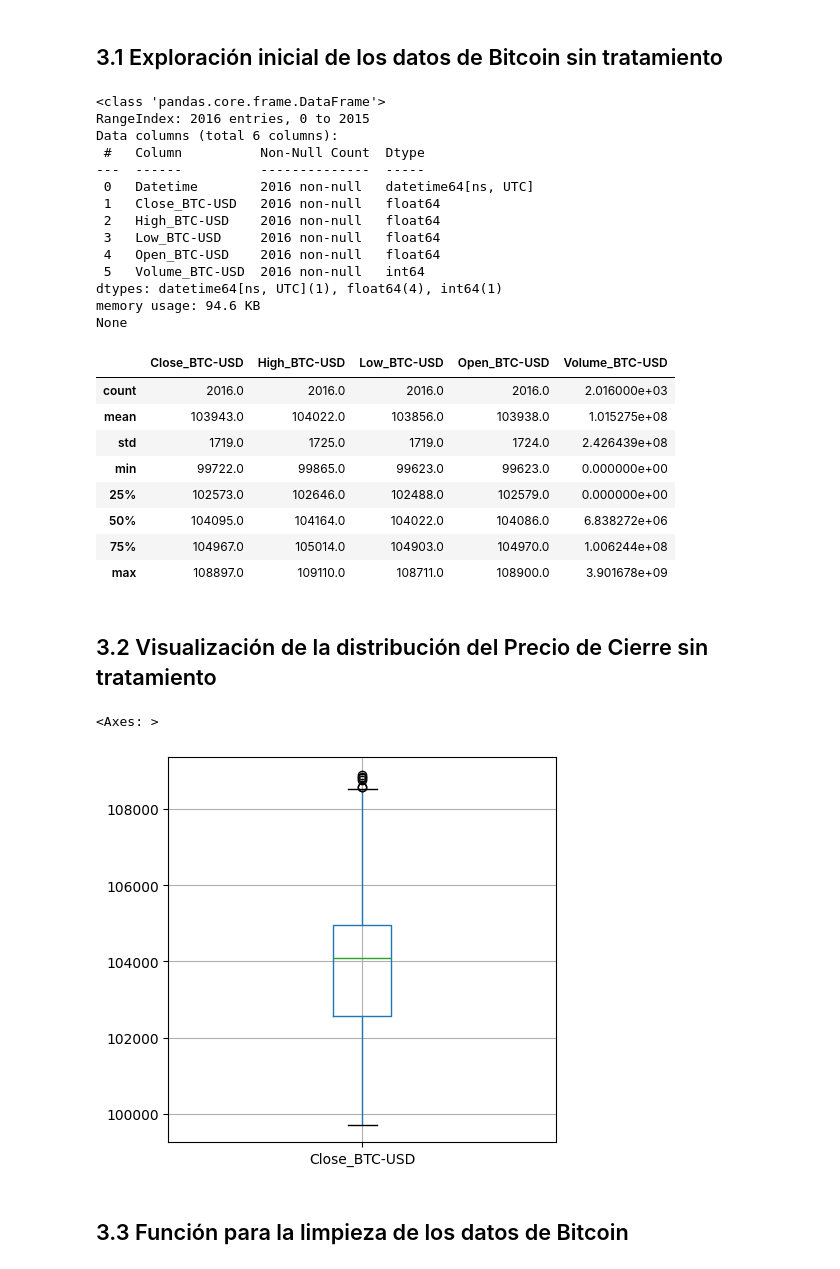
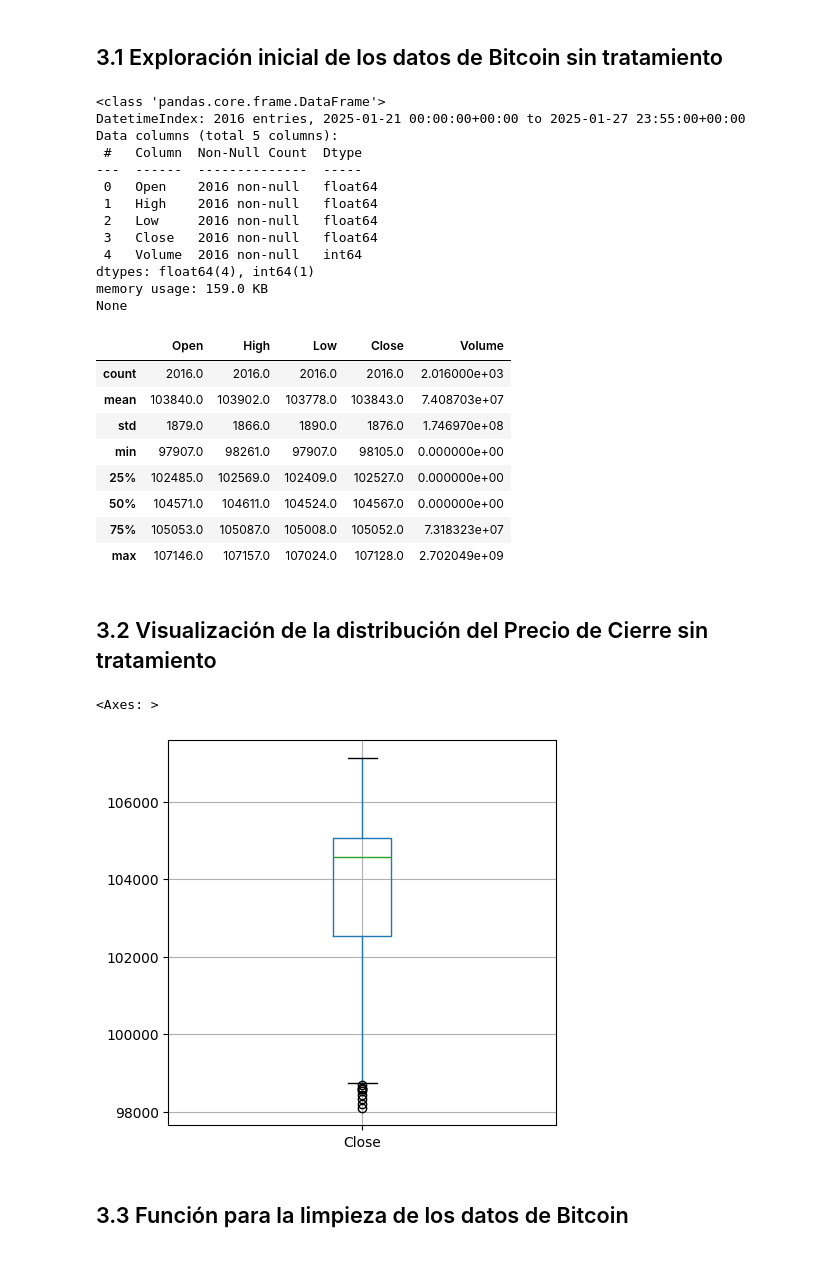
Before and after one commit to agus-fran-1998/BotTrading, a Jupyter notebook: Trading_bot_24hrs.ipynb, the cells around one changed output. Drawn from its saved outputs; the diff is of its cells as text; code cells hidden in the pictures.

```diff
--- a/Trading_bot_24hrs.ipynb
+++ b/Trading_bot_24hrs.ipynb
@@ -79,3 +89,0 @@ df_bitcoin.head()
-# %%
-df_bitcoin.columns = ['_'.join(map(str, col)) if isinstance(col, tuple) else col for col in df_bitcoin.columns]
-df_bitcoin.columns
@@ -308,35 +419,34 @@ print(df_bitcoin.info())
 df_bitcoin.describe().round(0)
 # %% [output]
 <class 'pandas.core.frame.DataFrame'>
-RangeIndex: 2016 entries, 0 to 2015
-Data columns (total 6 columns):
- #   Column          Non-Null Count  Dtype
----  ------          --------------  -----
- 0   Datetime        2016 non-null   datetime64[ns, UTC]
- 1   Close_BTC-USD   2016 non-null   float64
- 2   High_BTC-USD    2016 non-null   float64
- 3   Low_BTC-USD     2016 non-null   float64
- 4   Open_BTC-USD    2016 non-null   float64
- 5   Volume_BTC-USD  2016 non-null   int64
-dtypes: datetime64[ns, UTC](1), float64(4), int64(1)
-memory usage: 94.6 KB
+DatetimeIndex: 2016 entries, 2025-01-21 00:00:00+00:00 to 2025-01-27 23:55:00+00:00
+Data columns (total 5 columns):
+ #   Column  Non-Null Count  Dtype
+---  ------  --------------  -----
+ 0   Open    2016 non-null   float64
+ 1   High    2016 non-null   float64
+ 2   Low     2016 non-null   float64
+ 3   Close   2016 non-null   float64
+ 4   Volume  2016 non-null   int64
+dtypes: float64(4), int64(1)
+memory usage: 159.0 KB
 None
-|  | Close_BTC-USD | High_BTC-USD | Low_BTC-USD | Open_BTC-USD | Volume_BTC-USD |
+|  | Open | High | Low | Close | Volume |
 | count | 2016.0 | 2016.0 | 2016.0 | 2016.0 | 2.016000e+03 |
-| mean | 103943.0 | 104022.0 | 103856.0 | 103938.0 | 1.015275e+08 |
-| std | 1719.0 | 1725.0 | 1719.0 | 1724.0 | 2.426439e+08 |
-| min | 99722.0 | 99865.0 | 99623.0 | 99623.0 | 0.000000e+00 |
-| 25% | 102573.0 | 102646.0 | 102488.0 | 102579.0 | 0.000000e+00 |
-| 50% | 104095.0 | 104164.0 | 104022.0 | 104086.0 | 6.838272e+06 |
-| 75% | 104967.0 | 105014.0 | 104903.0 | 104970.0 | 1.006244e+08 |
-| max | 108897.0 | 109110.0 | 108711.0 | 108900.0 | 3.901678e+09 |
+| mean | 103840.0 | 103902.0 | 103778.0 | 103843.0 | 7.408703e+07 |
+| std | 1879.0 | 1866.0 | 1890.0 | 1876.0 | 1.746970e+08 |
+| min | 97907.0 | 98261.0 | 97907.0 | 98105.0 | 0.000000e+00 |
+| 25% | 102485.0 | 102569.0 | 102409.0 | 102527.0 | 0.000000e+00 |
+| 50% | 104571.0 | 104611.0 | 104524.0 | 104567.0 | 0.000000e+00 |
+| 75% | 105053.0 | 105087.0 | 105008.0 | 105052.0 | 7.318323e+07 |
+| max | 107146.0 | 107157.0 | 107024.0 | 107128.0 | 2.702049e+09 |
 # %% [markdown]
 ## 3.2 Visualización de la distribución del Precio de Cierre sin tratamiento
 # %%
 #Muestra el boxplot de la base sin tratamiento
-df_bitcoin.boxplot(['Close_BTC-USD'])
+df_bitcoin.boxplot(['Close'])
 # %% [output]
 <Axes: >
-[figure, old version]
+[figure, new version]
 # %% [markdown]
 ## 3.3 Función para la limpieza de los datos de Bitcoin
```
Also changed, not shown: parts of 31 cells of this notebook.
